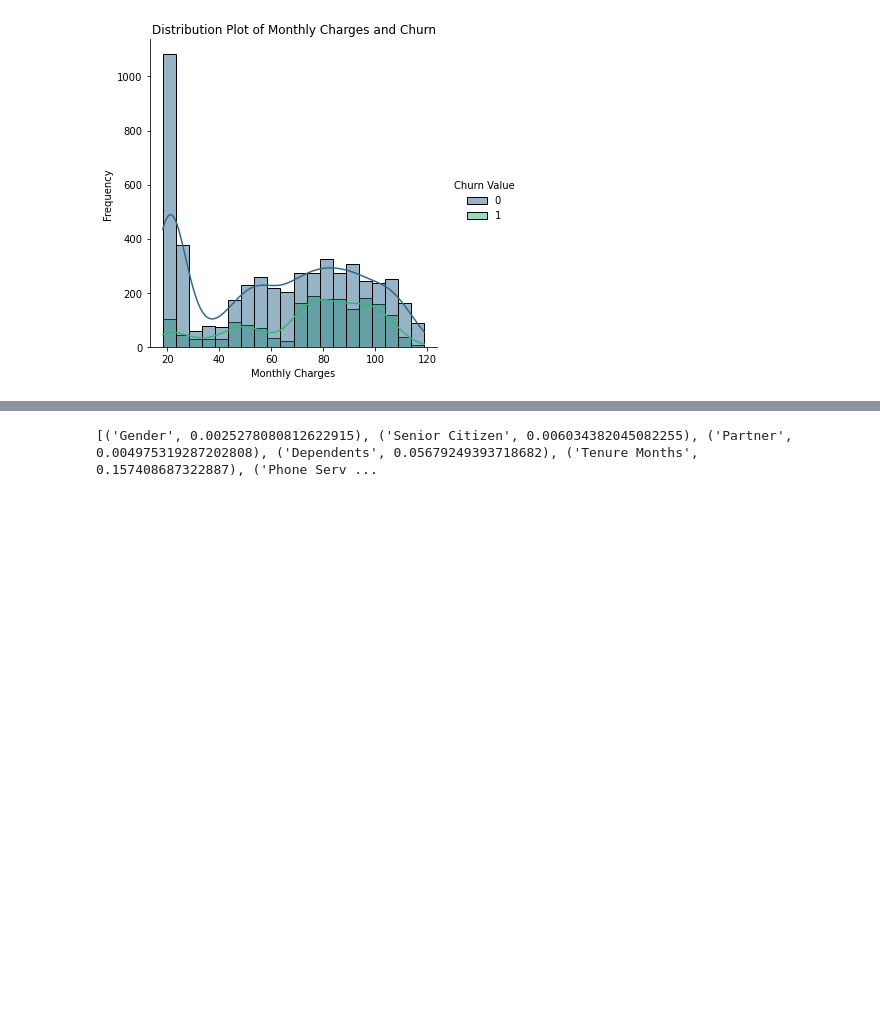
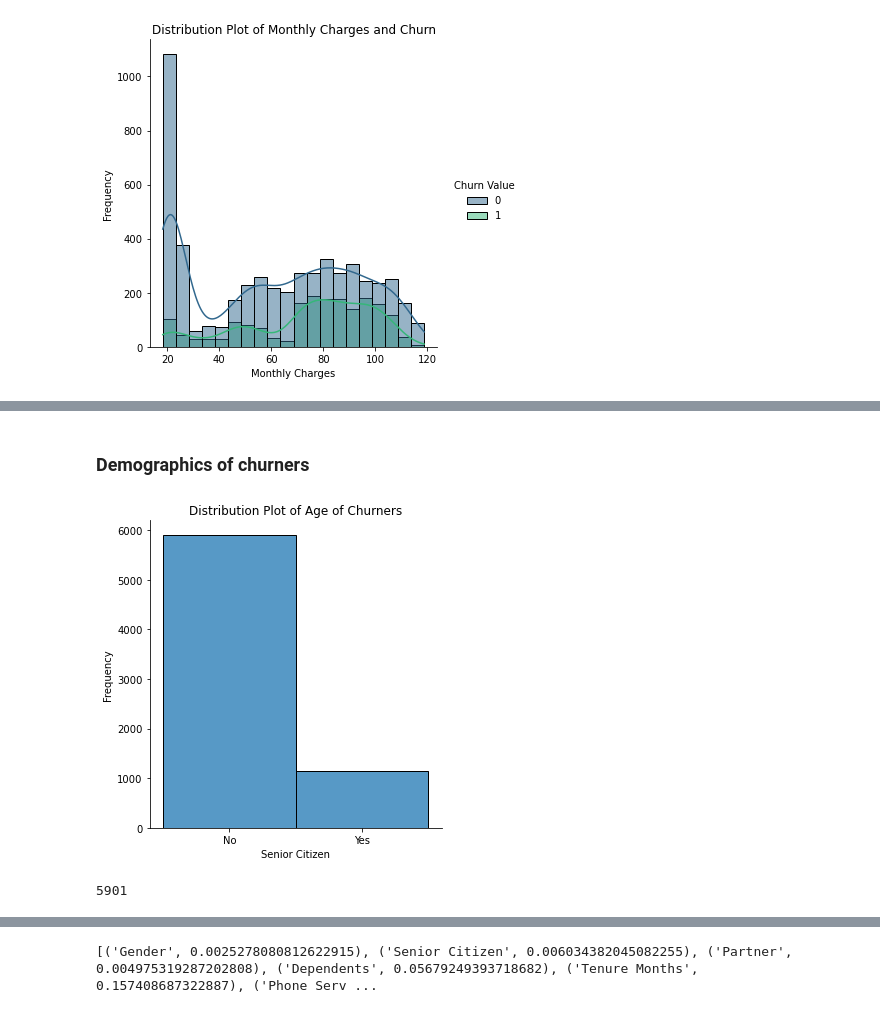
Before and after one commit to ldearlove/Digital-Futures-Swan-Project, a Jupyter notebook: Egle.ipynb, the cells around one changed output, grey strips where cells are left out. Saved outputs shown, nothing was run; the diff lists cells and outputs as text; code cells hidden in the pictures; blank space fills up the shorter version.

```diff
--- a/Egle.ipynb
+++ b/Egle.ipynb
@@ -213,0 +207,15 @@ df.head()
+# %% [markdown]
+### Demographics of churners
+# %%
+# do seniors churn more?
+sns.displot(data=df[df['Churn Value'] == 1], x=df['Senior Citizen'], kind='hist', palette='viridis', bins=20)
+plt.title('Distribution Plot of being Age of Churners')#rephrase
+plt.xlabel('Senior Citizen')
+plt.ylabel('Frequency')
+plt.show()
+# %% [output]
+[figure, added]
+# %%
+df['Senior Citizen'].value_counts()[0]
+# %% [output]
+5901
```
Also changed, not shown: parts of 68 cells of this notebook, 8 other files.
